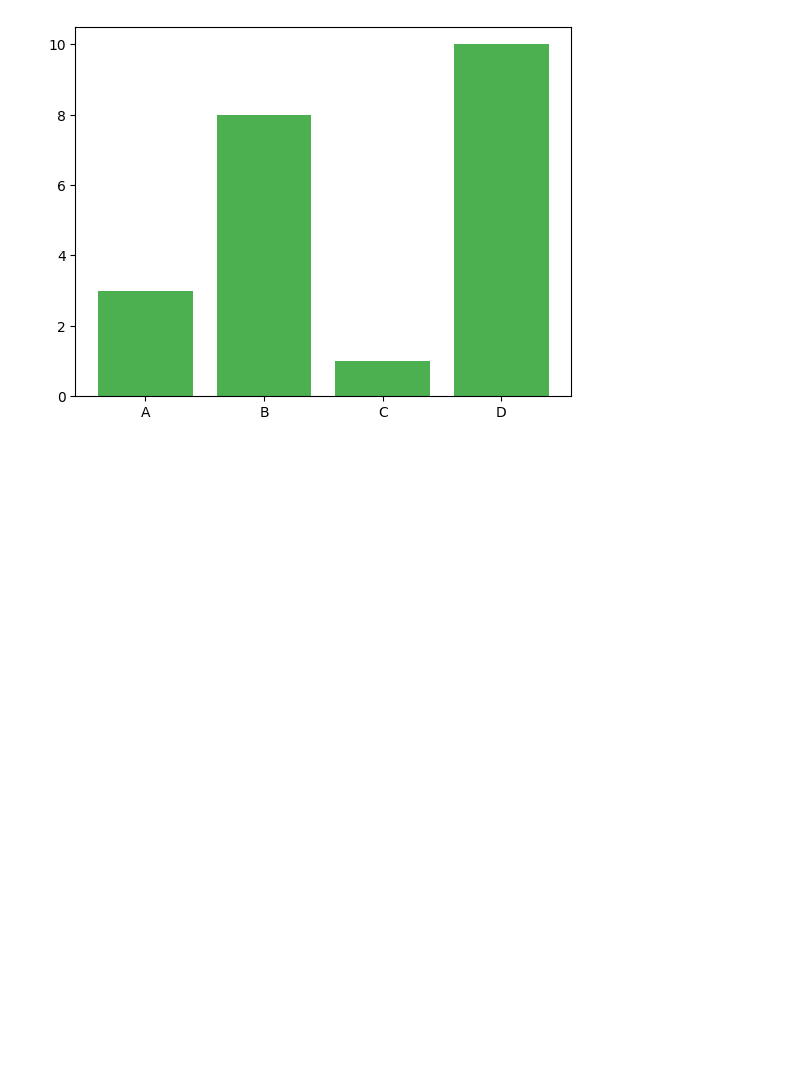
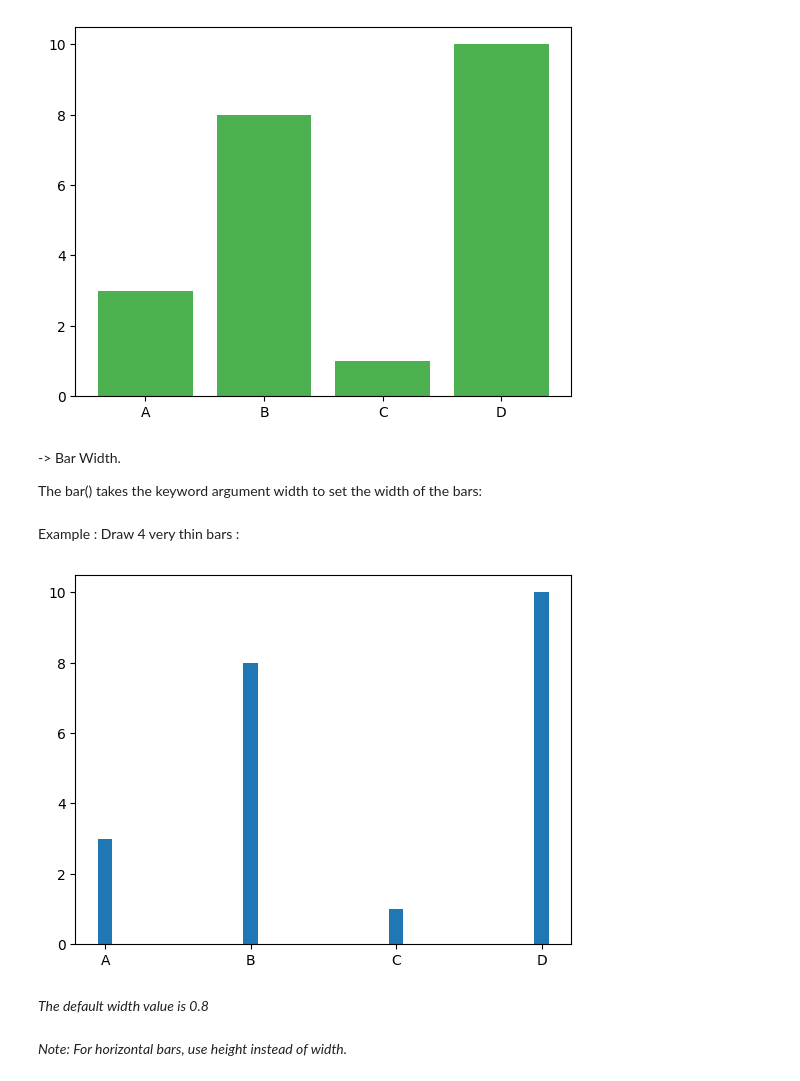
Before and after one commit to Rizwansaifi571/Matplotlib_Tutorial, a Jupyter notebook: Bars.ipynb, the cells around one changed output. Cells and saved outputs as stored; diff of their text form; code cells hidden in the pictures; blank space fills up the shorter version.

```diff
--- a/Bars.ipynb
+++ b/Bars.ipynb
@@ -60,3 +60,20 @@ plt.bar(x, y, color='#4CAF50')
 plt.show()
 # %% [output]
 [figure]
+# %% [markdown]
+-> Bar Width.
+
+The bar() takes the keyword argument width to set the width of the bars:
+# %% [markdown]
+Example : Draw 4 very thin bars :
+# %%
+x=np.array(['A', 'B', 'C', 'D'])
+y=np.array([3, 8, 1, 10])
+plt.bar(x, y, width=0.1)
+plt.show()
+# %% [output]
+[figure, added]
+# %% [markdown]
+*The default width value is 0.8*
+# %% [markdown]
+_Note: For horizontal bars, use height instead of width._
```
